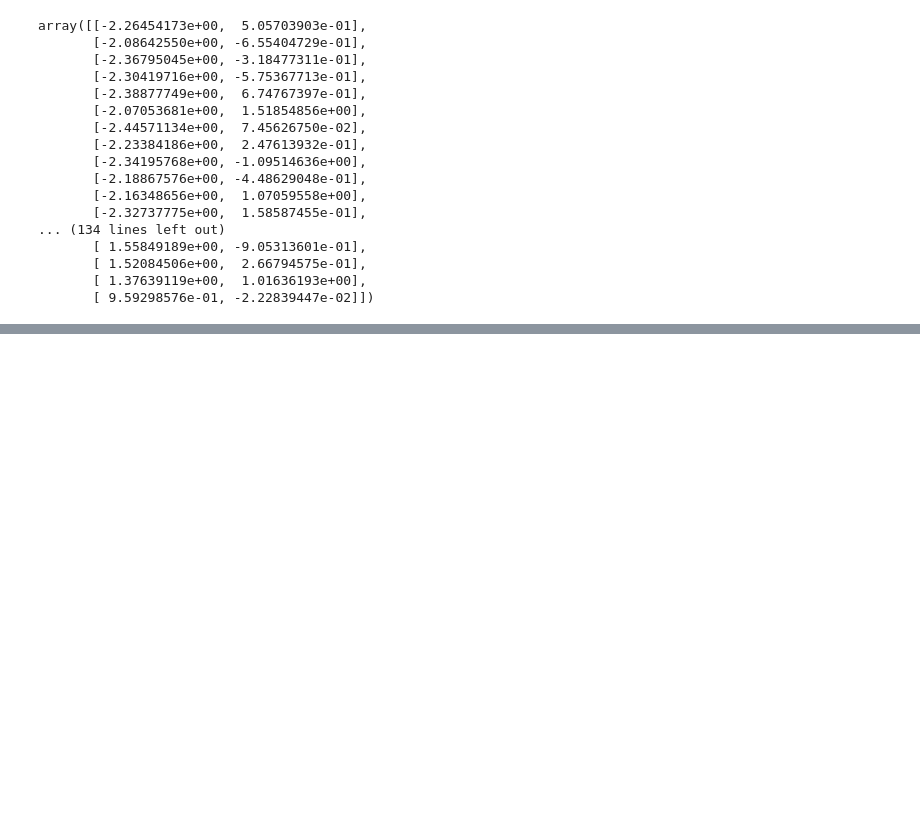
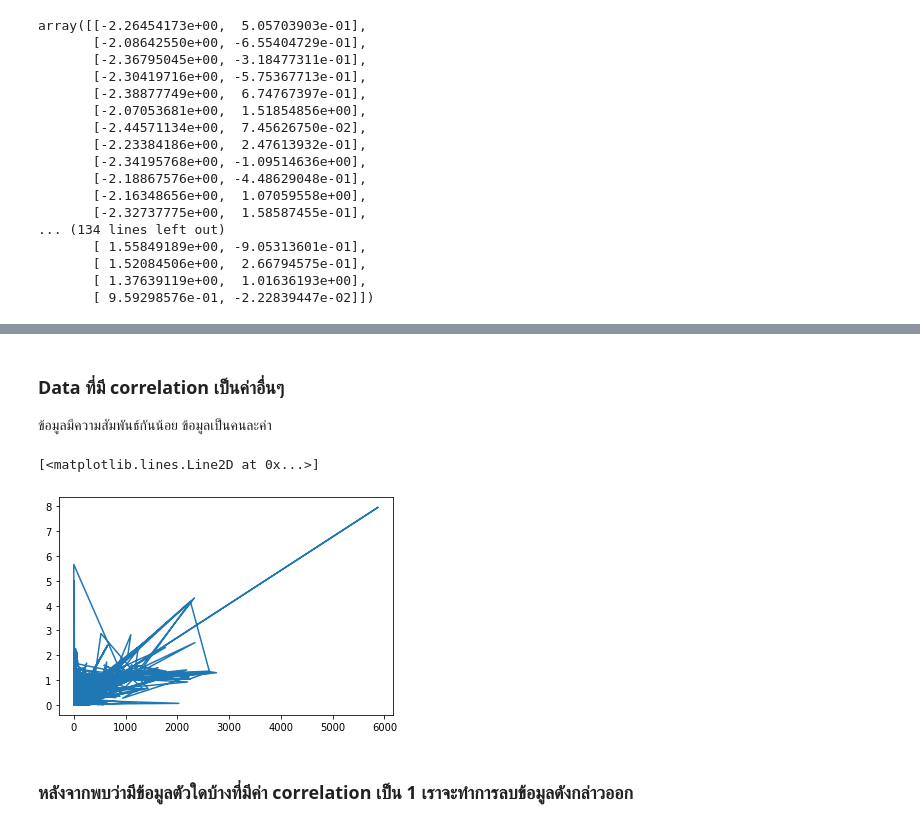
Before and after one commit to Wikanda-Hongboonmee/multivariate, a Jupyter notebook: Chapter3_PCA.ipynb, the cells around one changed output, grey strips where cells are left out. Saved outputs shown, nothing was run; the diff lists cells and outputs as text; code cells hidden in the pictures; blank space fills up the shorter version.

```diff
--- a/Chapter3_PCA.ipynb
+++ b/Chapter3_PCA.ipynb
@@ -348,0 +462,10 @@ array([[-2.26454173e+00,  5.05703903e-01],
+# %% [markdown]
+### Data ที่มี correlation เป็นค่าอื่นๆ
+ข้อมูลมีความสัมพันธ์กันน้อย ข้อมูลเป็นคนละค่า
+# %%
+plt.plot(newdata.iloc[:,11],newdata.iloc[:,29])
+# %% [output]
+[<matplotlib.lines.Line2D at 0x...>]
+[figure, added]
+# %% [markdown]
+### หลังจากพบว่ามีข้อมูลตัวใดบ้างที่มีค่า correlation เป็น 1 เราจะทำการลบข้อมูลดังกล่าวออก
```
Also changed, not shown: parts of 22 cells of this notebook.
